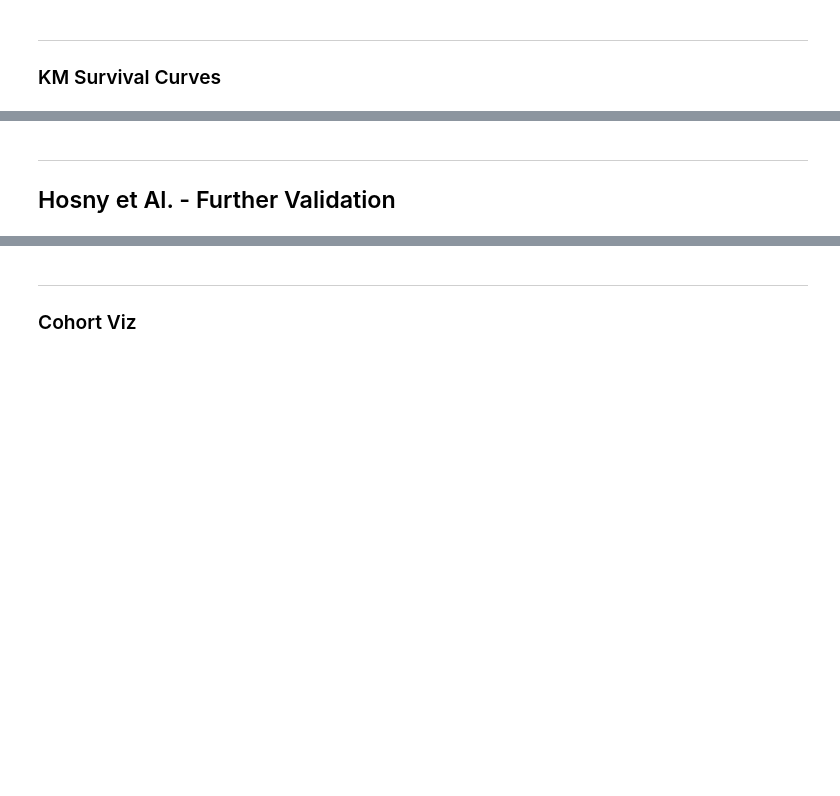
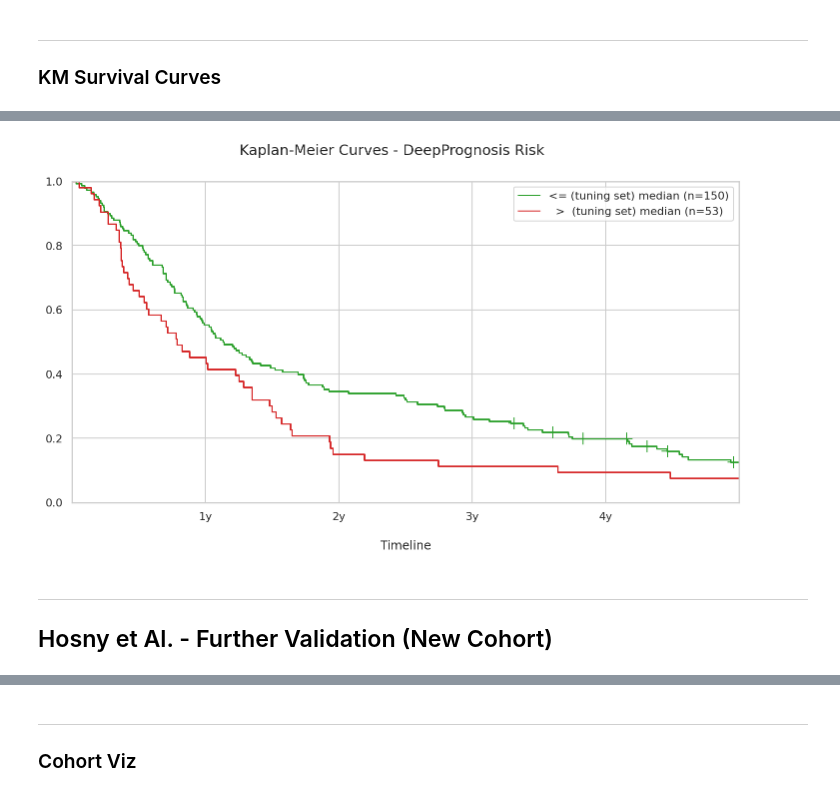
Before and after one commit to afshinmessiah/gcp-ai-lung1-deep-prognosis, a Jupyter notebook: src/result_viz.ipynb, the cells around one changed output, grey strips where cells are left out. Drawn from its saved outputs; the diff is of its cells as text; code cells hidden in the pictures; blank space fills up the shorter version.

```diff
--- a/src/result_viz.ipynb
+++ b/src/result_viz.ipynb
@@ -86,6 +86,13 @@ clinical_df = pd.read_csv(clinical_csv_path)
 
 ## ----------------------------------------
 
+tuning_csv_name = 'radboud_hosny_baseline.csv'
+tuning_csv_path = os.path.join(data_base_path, tuning_csv_name)
+
+tuning_df = pd.read_csv(tuning_csv_path)
+
+## ----------------------------------------
+
 res_df = pd.merge(left = res_df,
                   right = clinical_df,
                   how = "inner",
@@ -212,12 +306,12 @@ surv_q2 = replication_df[replication_df["surv_prob"] > surv_thresh_q[1]]
 # %%
-fig, ax = plt.subplots(1, 1, figsize = (10, 8))
+fig, ax = plt.subplots(1, 1, figsize = (10, 6))
 
 subgroups_to_plot = [surv_q1, surv_q2]
 
-subgroup_labels = ["<= median (n=%g)"%(len(surv_q1)),
-                   "> median (n=%g)"%(len(surv_q2))]
+subgroup_labels = ["<= (tuning set) median (n=%g)"%(len(surv_q1)),
+                   "  >  (tuning set) median (n=%g)"%(len(surv_q2))]
 
-subgroup_colors = ['tab:blue', 'orange']
+subgroup_colors = ['tab:green', 'tab:red']
 
 leg_list = plot_km(axis = ax,
                    subgroups_to_plot = subgroups_to_plot,
@@ -232,7 +325,8 @@ fig.tight_layout(rect = [0, 0., 1, 0.995])
+[figure, added]
 # %% [markdown]
 ---
 
-## Hosny et Al. - Further Validation
+## Hosny et Al. - Further Validation (New Cohort)
 # %%
 clinical_csv_name = 'nscls-radiomics_clinical.csv'
 clinical_csv_path = os.path.join(data_base_path, clinical_csv_name)
```
Also changed, not shown: parts of 15 cells of this notebook, 2 other files.
